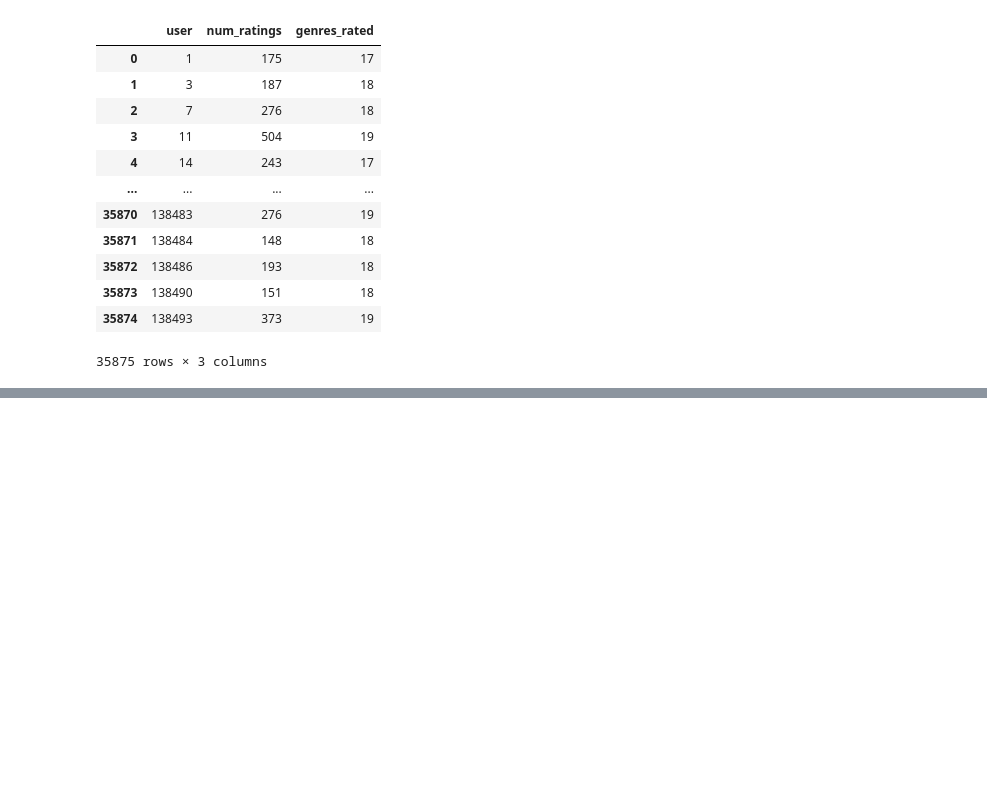
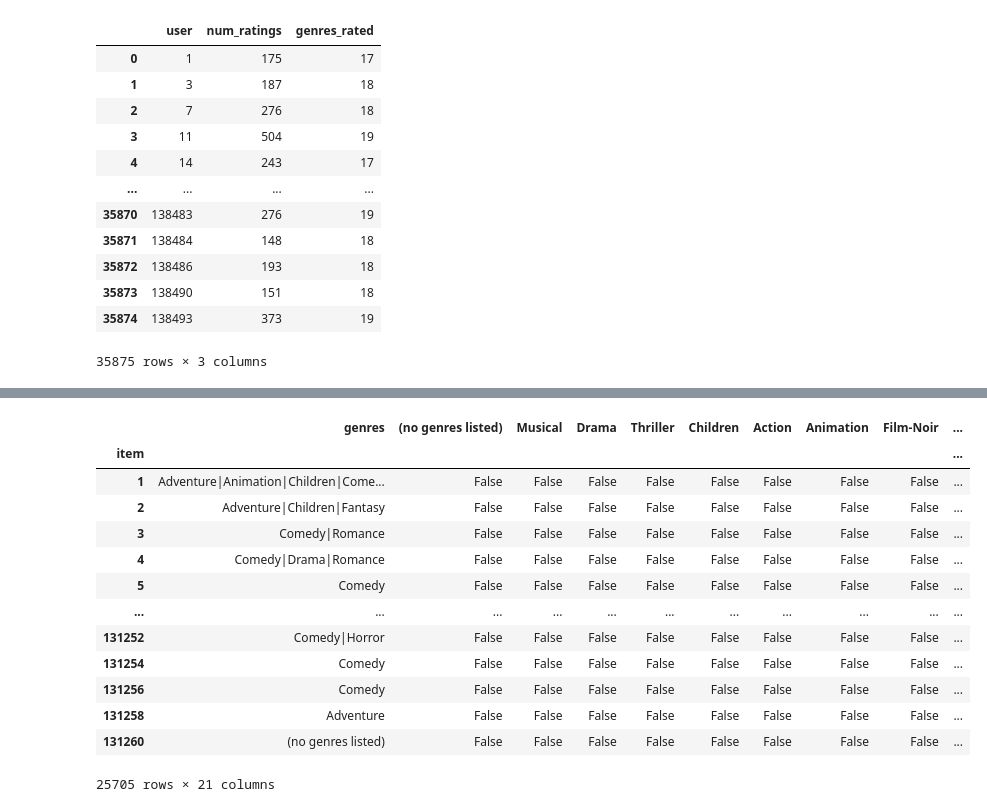
Before and after one commit to Cagancancacan/RecSys_Serendipity, a Jupyter notebook: Preprocessing.ipynb, the cells around one changed output, grey strips where cells are left out. Cells and saved outputs as stored; diff of their text form; code cells hidden in the pictures; blank space fills up the shorter version.

```diff
--- a/Preprocessing.ipynb
+++ b/Preprocessing.ipynb
@@ -187,0 +209,33 @@ display(expert_users)
+# %%
+
+genre_set = set()
+for genres in ratings_genres_df.genres:
+    genre_set.update(genres.split('|'))
+# %%
+genre_df = ratings_genres_df[['item', 'genres']]
+genre_df = pd.DataFrame(genre_df)
+
+i = 2
+for genre in genre_set:
+    genre_df.insert(i, genre, False)
+    i += 1
+
+genre_df = genre_df.drop_duplicates(subset='item', keep='first')
+genre_df = genre_df.set_index('item')
+
+display(genre_df)
+# %% [output]
+|  | genres | (no genres listed) | Musical | Drama | Thriller | Children | Action | Animation | Film-Noir | ... |
+| item |  |  |  |  |  |  |  |  |  | ... |
+| 1 | Adventure|Animation|Children|Come... | False | False | False | False | False | False | False | False | ... |
+| 2 | Adventure|Children|Fantasy | False | False | False | False | False | False | False | False | ... |
+| 3 | Comedy|Romance | False | False | False | False | False | False | False | False | ... |
+| 4 | Comedy|Drama|Romance | False | False | False | False | False | False | False | False | ... |
+| 5 | Comedy | False | False | False | False | False | False | False | False | ... |
+| ... | ... | ... | ... | ... | ... | ... | ... | ... | ... | ... |
+| 131252 | Comedy|Horror | False | False | False | False | False | False | False | False | ... |
+| 131254 | Comedy | False | False | False | False | False | False | False | False | ... |
+| 131256 | Comedy | False | False | False | False | False | False | False | False | ... |
+| 131258 | Adventure | False | False | False | False | False | False | False | False | ... |
+| 131260 | (no genres listed) | False | False | False | False | False | False | False | False | ... |
+25705 rows × 21 columns
```
Also changed, not shown: parts of 5 cells of this notebook.
